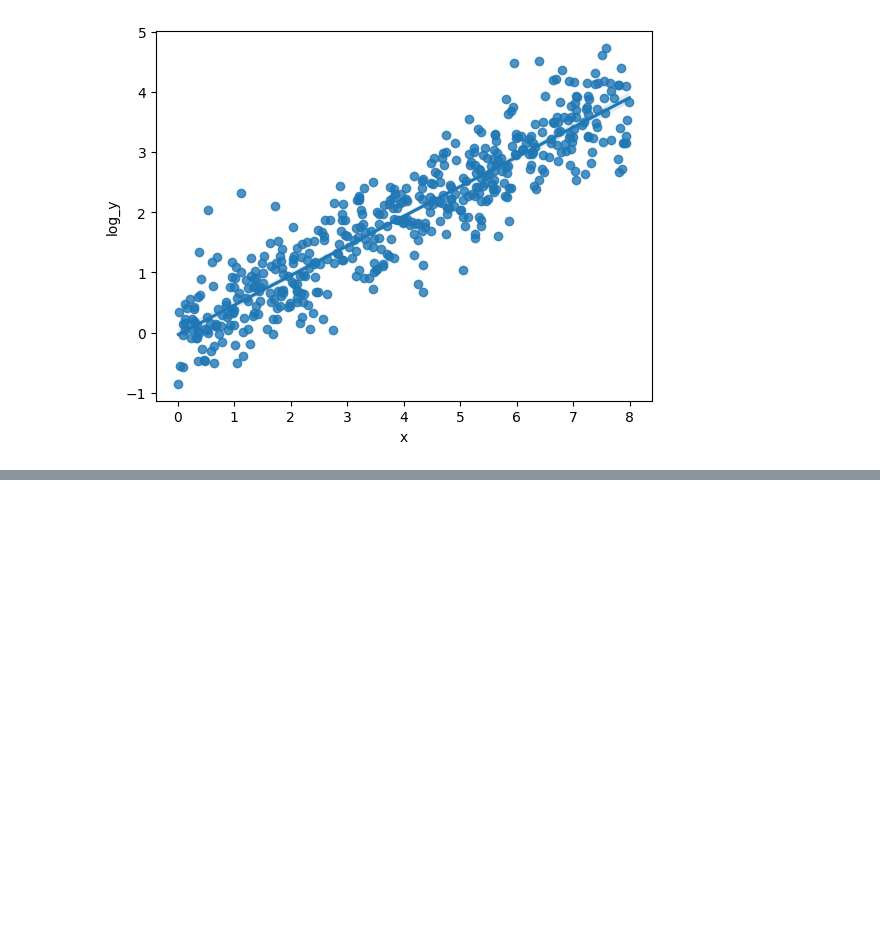
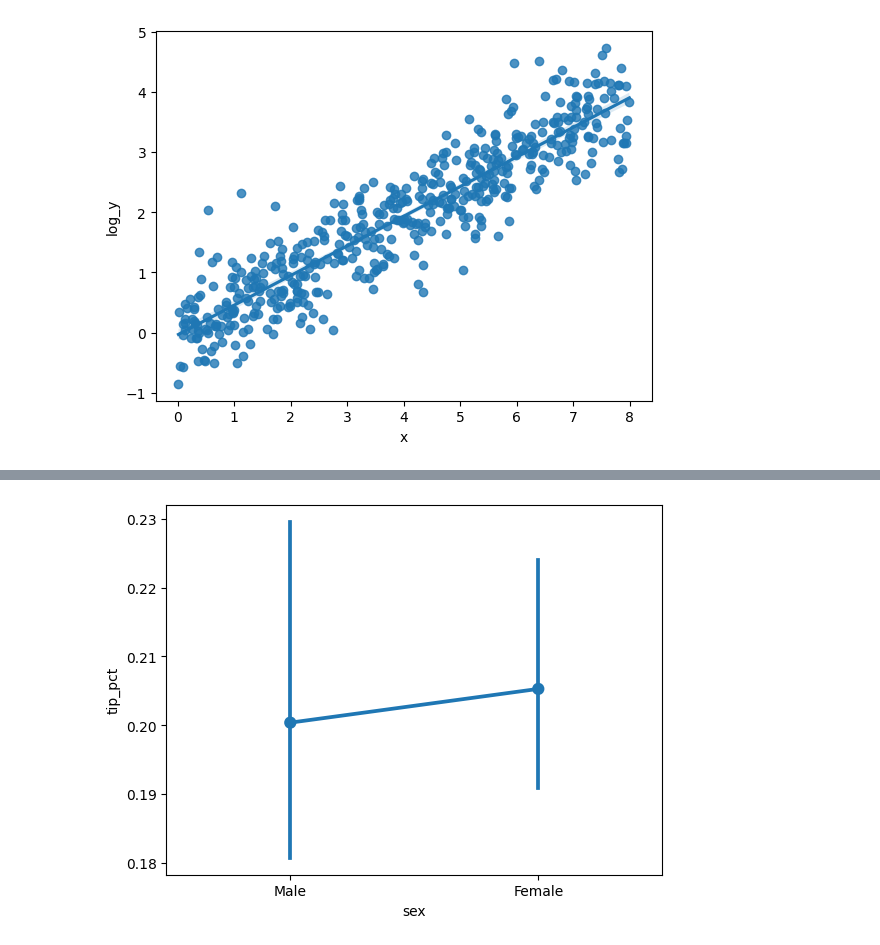
Before and after one commit to gfrigo/AnaliseDescritiva, a Jupyter notebook: Anotações/Descritiva_II.ipynb, the cells around one changed output, grey strips where cells are left out. Saved outputs shown, nothing was run; the diff lists cells and outputs as text; code cells hidden in the pictures; blank space fills up the shorter version.

```diff
--- a/Anotações/Descritiva_II.ipynb
+++ b/Anotações/Descritiva_II.ipynb
@@ -20,3 +27,7 @@ penguins.head()
 penguins.shape
 # %% [output]
 (344, 7)
+# %%
+tips = sns.load_dataset("tips")
+tips['tip_pct'] = tips['tip'] / (tips['total_bill'] - tips['tip'])
+tips.head()
@@ -226,0 +264,5 @@ df4_log.corr()
+# %%
+ax = sns.pointplot(x="sex", y="tip_pct",
+                   data=tips, dodge=True, errorbar=('ci', 90))
+# %% [output]
+[figure, added]
```
Also changed, not shown: parts of 8 cells of this notebook, 3 other files.
